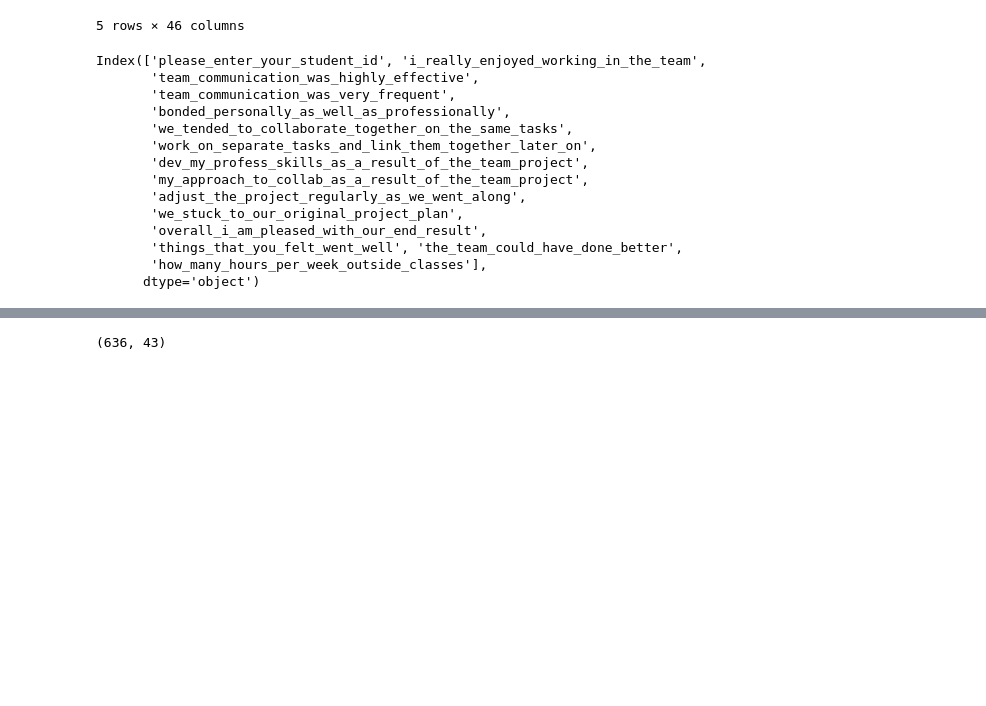
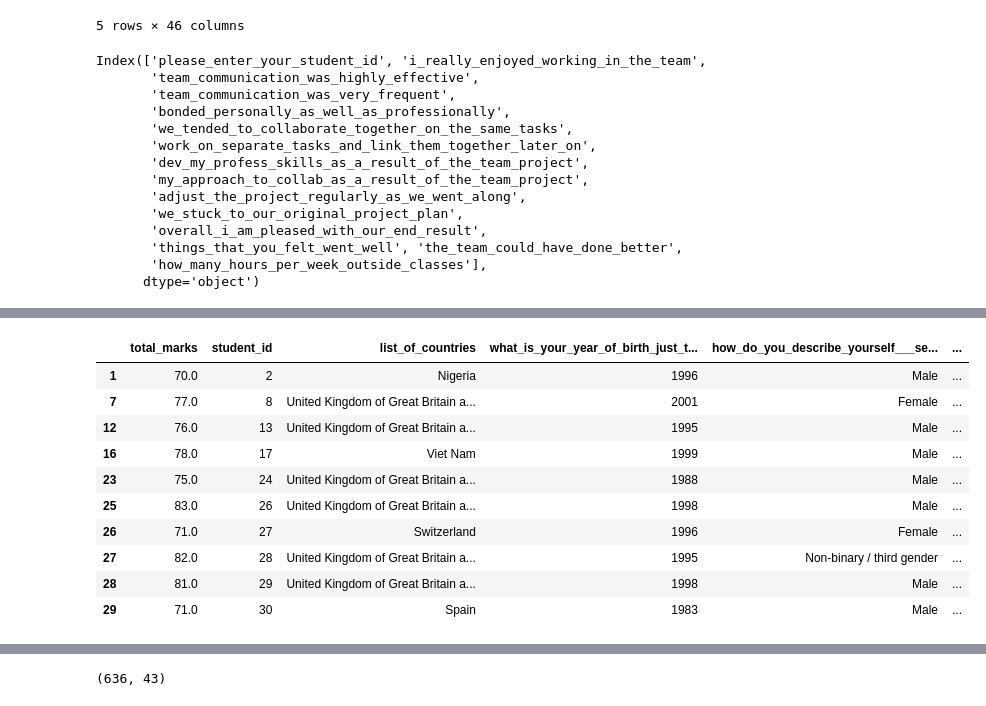
Before and after one commit to tjgusshy/UWE_Brsitol_IGP_Project, a Jupyter notebook: python_folder/eda.ipynb, the cells around one changed output, grey strips where cells are left out. Drawn from its saved outputs; the diff is of its cells as text; code cells hidden in the pictures; blank space fills up the shorter version.

```diff
--- a/python_folder/eda.ipynb
+++ b/python_folder/eda.ipynb
@@ -191,2 +244,16 @@ df1.columns.values[35] = 'initial_access_week2'
 # %%
 score =  df1[['total_marks', 'student_id']]
+# %%
+import altair as alt
+
+score['score_group'] = score['total_marks'].apply(lambda x: '>= 70' if x >= 70 else '< 70')
+
+alt.Chart(score).mark_bar().encode(
+    x=alt.X('total_marks:Q', bin=alt.Bin(maxbins=20), title='Total Marks'),
+    y=alt.Y('count()', title='Number of Students'),
+    color=alt.Color('score_group:N', scale=alt.Scale(domain=['< 70', '>= 70'], range=['orange', 'seagreen']), title='Score Group')
+).properties(
+    title='Distribution of Total Marks by Score Group',
+    width=500,
+    height=300
+).display()
@@ -440,0 +266,74 @@ Name: count, dtype: int64
+# %%
+import altair as alt
+
+# 1. Overview (Top 10 rows only)
+print("Shape:", score_demo_ab_70.shape)
+display(score_demo_ab_70.head(10))
+
+# 2. Missing Data (Top 10 columns with most missing values)
+missing = score_demo_ab_70.isnull().sum()
+missing_top10 = missing[missing > 0].sort_values(ascending=False).head(10)
+missing_df = missing_top10.reset_index()
+missing_df.columns = ['Column', 'MissingCount']
+chart_missing = alt.Chart(missing_df).mark_bar(color='crimson').encode(
+    x=alt.X('MissingCount:Q', title='Missing Count'),
+    y=alt.Y('Column:N', sort='-x', title='Column')
+).properties(
+    title='Top 10 Columns with Most Missing Values',
+    width=500,
+    height=250
+)
+chart_missing.display()
+
+# 3. Categorical Columns Analysis (Top 10 value counts per column)
+cat_cols = score_demo_ab_70.select_dtypes(include='object').columns
+for col in cat_cols:
+    counts = score_demo_ab_70[col].value_counts(dropna=False).head(10).reset_index()
+    counts.columns = [col, 'Count']
+    chart = alt.Chart(counts).mark_bar(color='steelblue').encode(
+        x=alt.X('Count:Q', title='Count'),
+        y=alt.Y(f'{col}:N', sort='-x', title=col)
+    ).properties(
+        title=f'Top 10 Value Counts: {col}',
+        width=500,
+        height=200
+    )
+    chart.display()
+
+# 4. Numeric Columns Analysis (Top 10 rows of summary)
+numeric_cols = score_demo_ab_70.select_dtypes(include=['float64', 'int64']).columns
+desc = score_demo_ab_70[numeric_cols].describe().T.head(10)
+desc_df = desc.reset_index().melt(id_vars='index', value_vars=['mean', 'std', 'min', 'max'])
+desc_df.columns = ['Feature', 'Statistic', 'Value']
+chart_desc = alt.Chart(desc_df).mark_bar().encode(
+    x=alt.X('Value:Q'),
+    y=alt.Y('Feature:N', sort='-x'),
+    color=alt.Color('Statistic:N')
+).properties(
+    title='Numeric Columns Summary (Top 10)',
+    width=500,
+    height=250
+)
+chart_desc.display()
+
+# Correlation matrix (numeric columns, top 10)
+corr = score_demo_ab_70[numeric_cols].corr().iloc[:10, :10]
+corr_df = corr.reset_index().melt(id_vars='index')
+corr_df.columns = ['Row', 'Column', 'Correlation']
+chart_corr = alt.Chart(corr_df).mark_rect().encode(
+    x=alt.X('Column:N', sort=list(corr.columns)),
+    y=alt.Y('Row:N', sort=list(corr.index)),
+    color=alt.Color('Correlation:Q', scale=alt.Scale(scheme='redblue', domain=[-1, 1])),
+    tooltip=['Row', 'Column', 'Correlation']
+).properties(
+    title='Correlation Matrix (Top 10 Numeric Columns)',
+    width=400,
+    height=400
+)
+chart_corr.display()
+
+# 5. Insights
+print("\nInsights:")
+print("- Top 10 rows/columns shown for overview, missing data, and summaries.")
+print("- High scorers show diversity in demographics and strong teamwork attitudes.")
+# %% [output]
@@ -440,0 +341,11 @@ Name: count, dtype: int64
+|  | total_marks | student_id | list_of_countries | what_is_your_year_of_birth_just_t... | how_do_you_describe_yourself___se... | ... |
+| 1 | 70.0 | 2 | Nigeria | 1996 | Male | ... |
+| 7 | 77.0 | 8 | United Kingdom of Great Britain a... | 2001 | Female | ... |
+| 12 | 76.0 | 13 | United Kingdom of Great Britain a... | 1995 | Male | ... |
+| 16 | 78.0 | 17 | Viet Nam | 1999 | Male | ... |
+| 23 | 75.0 | 24 | United Kingdom of Great Britain a... | 1988 | Male | ... |
+| 25 | 83.0 | 26 | United Kingdom of Great Britain a... | 1998 | Male | ... |
+| 26 | 71.0 | 27 | Switzerland | 1996 | Female | ... |
+| 27 | 82.0 | 28 | United Kingdom of Great Britain a... | 1995 | Non-binary / third gender | ... |
+| 28 | 81.0 | 29 | United Kingdom of Great Britain a... | 1998 | Male | ... |
+| 29 | 71.0 | 30 | Spain | 1983 | Male | ... |
```
Also changed, not shown: parts of 33 cells of this notebook, 11 other files.
